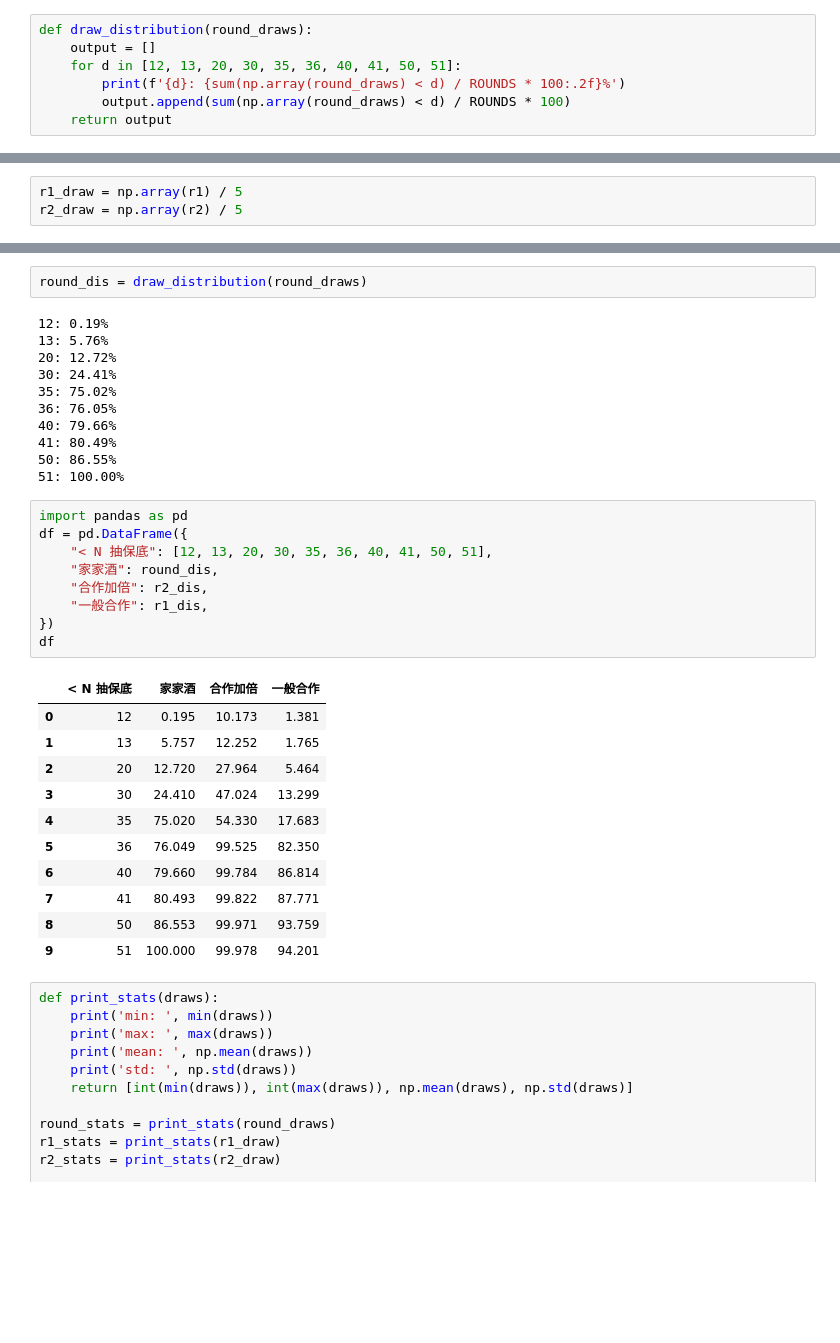
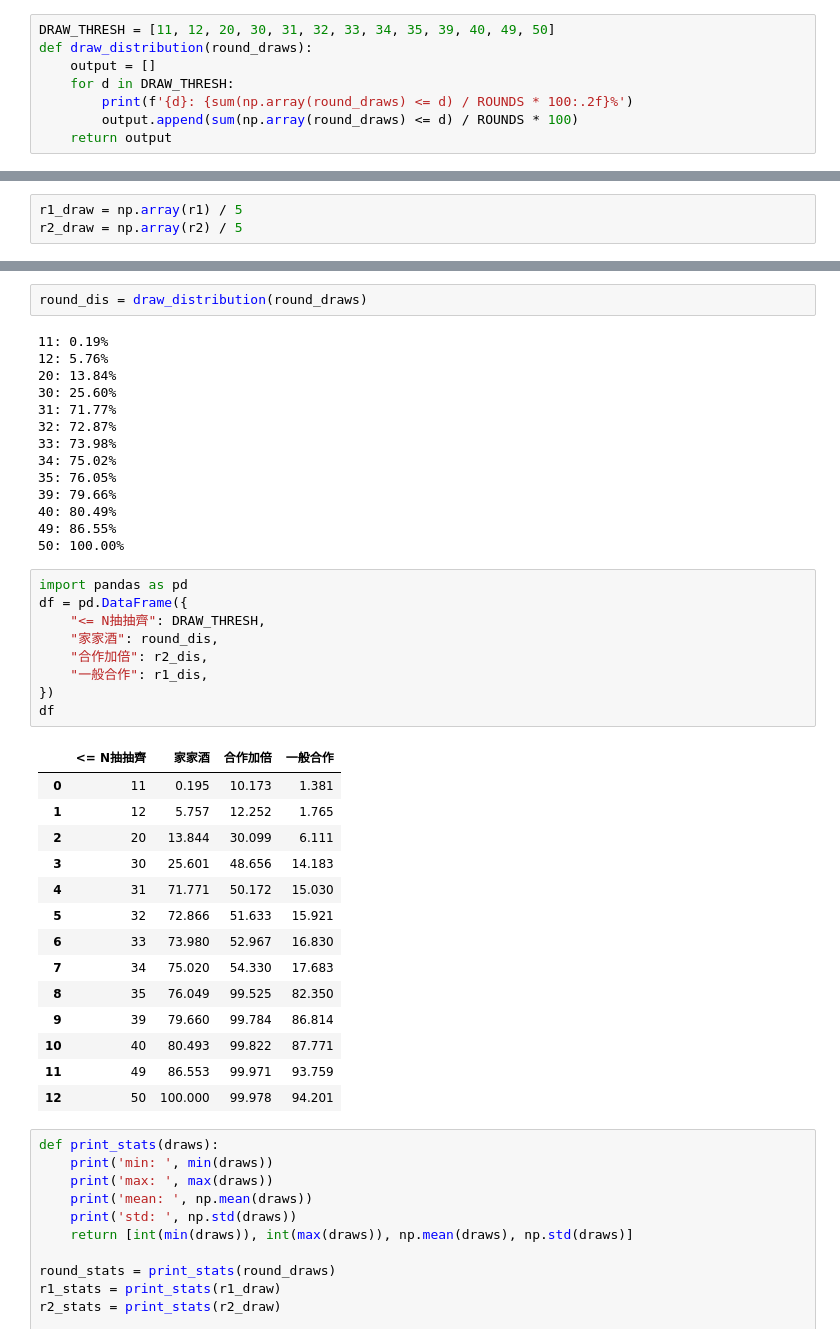
Before and after one commit to taipingeric/tos, a Jupyter notebook: Tos_SpyxFamily.ipynb, the cells around one changed output, grey strips where cells are left out. Drawn from its saved outputs; the diff is of its cells as text; blank space fills up the shorter version.

```diff
--- a/Tos_SpyxFamily.ipynb
+++ b/Tos_SpyxFamily.ipynb
@@ -96,11 +96,12 @@ plt.show()
 # %% [output]
 [figure]
 # %%
+DRAW_THRESH = [11, 12, 20, 30, 31, 32, 33, 34, 35, 39, 40, 49, 50]
 def draw_distribution(round_draws):
     output = []
-    for d in [12, 13, 20, 30, 35, 36, 40, 41, 50, 51]:
-        print(f'{d}: {sum(np.array(round_draws) < d) / ROUNDS * 100:.2f}%')
-        output.append(sum(np.array(round_draws) < d) / ROUNDS * 100)
+    for d in DRAW_THRESH:
+        print(f'{d}: {sum(np.array(round_draws) <= d) / ROUNDS * 100:.2f}%')
+        output.append(sum(np.array(round_draws) <= d) / ROUNDS * 100)
     return output
 # %% [markdown]
 #### 一般合作
@@ -155,37 +162,43 @@ r2_dis = draw_distribution(r2_draw)
 # %%
 round_dis = draw_distribution(round_draws)
 # %% [output]
-12: 0.19%
-13: 5.76%
-20: 12.72%
-30: 24.41%
-35: 75.02%
-36: 76.05%
-40: 79.66%
-41: 80.49%
-50: 86.55%
-51: 100.00%
+11: 0.19%
+12: 5.76%
+20: 13.84%
+30: 25.60%
+31: 71.77%
+32: 72.87%
+33: 73.98%
+34: 75.02%
+35: 76.05%
+39: 79.66%
+40: 80.49%
+49: 86.55%
+50: 100.00%
 # %%
 import pandas as pd
 df = pd.DataFrame({
-    "< N 抽保底": [12, 13, 20, 30, 35, 36, 40, 41, 50, 51],
+    "<= N抽抽齊": DRAW_THRESH,
     "家家酒": round_dis,
     "合作加倍": r2_dis,
     "一般合作": r1_dis,
 })
 df
 # %% [output]
-|  | < N 抽保底 | 家家酒 | 合作加倍 | 一般合作 |
-| 0 | 12 | 0.195 | 10.173 | 1.381 |
-| 1 | 13 | 5.757 | 12.252 | 1.765 |
-| 2 | 20 | 12.720 | 27.964 | 5.464 |
-| 3 | 30 | 24.410 | 47.024 | 13.299 |
-| 4 | 35 | 75.020 | 54.330 | 17.683 |
-| 5 | 36 | 76.049 | 99.525 | 82.350 |
-| 6 | 40 | 79.660 | 99.784 | 86.814 |
-| 7 | 41 | 80.493 | 99.822 | 87.771 |
-| 8 | 50 | 86.553 | 99.971 | 93.759 |
-| 9 | 51 | 100.000 | 99.978 | 94.201 |
+|  | <= N抽抽齊 | 家家酒 | 合作加倍 | 一般合作 |
+| 0 | 11 | 0.195 | 10.173 | 1.381 |
+| 1 | 12 | 5.757 | 12.252 | 1.765 |
+| 2 | 20 | 13.844 | 30.099 | 6.111 |
+| 3 | 30 | 25.601 | 48.656 | 14.183 |
+| 4 | 31 | 71.771 | 50.172 | 15.030 |
+| 5 | 32 | 72.866 | 51.633 | 15.921 |
+| 6 | 33 | 73.980 | 52.967 | 16.830 |
+| 7 | 34 | 75.020 | 54.330 | 17.683 |
+| 8 | 35 | 76.049 | 99.525 | 82.350 |
+| 9 | 39 | 79.660 | 99.784 | 86.814 |
+| 10 | 40 | 80.493 | 99.822 | 87.771 |
+| 11 | 49 | 86.553 | 99.971 | 93.759 |
+| 12 | 50 | 100.000 | 99.978 | 94.201 |
 # %%
 def print_stats(draws):
     print('min: ', min(draws))
```
Also changed, not shown: parts of 2 cells of this notebook.
